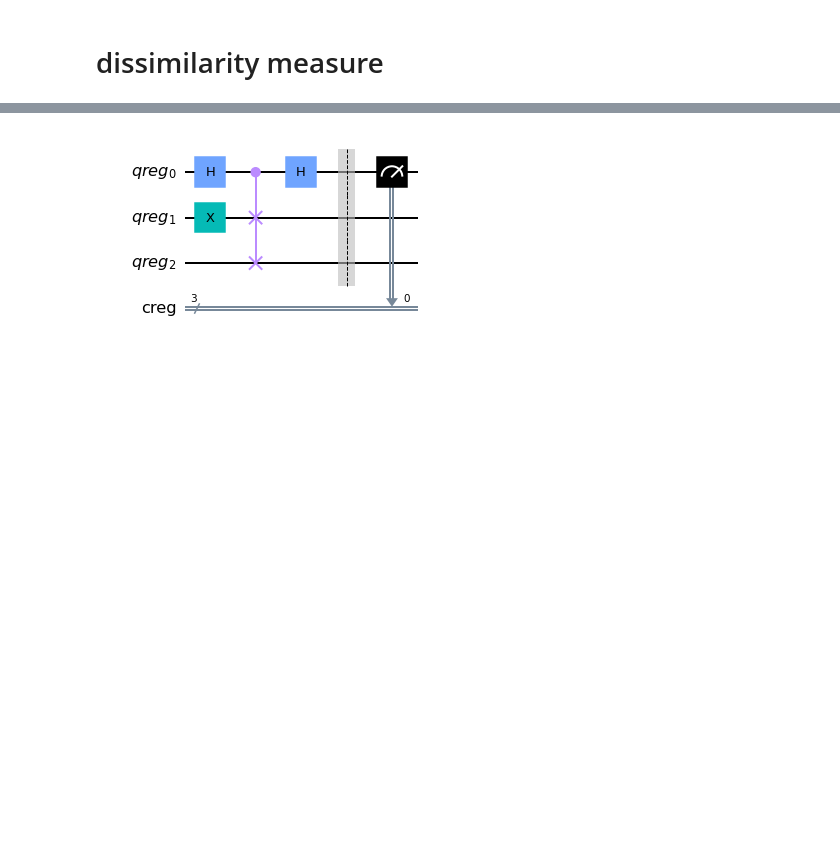
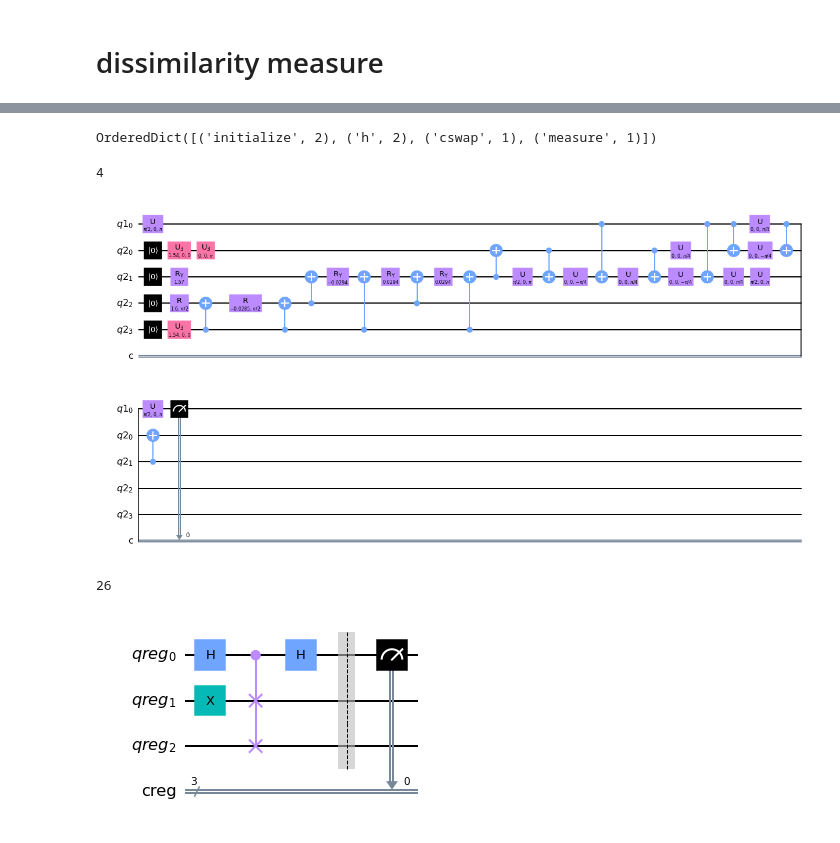
Before and after one commit to Miguelillnino/Quantum-Block-Matching-Algorithm, a Jupyter notebook: Quantum_Block_matching.ipynb, the cells around one changed output, grey strips where cells are left out. Saved outputs shown, nothing was run; the diff lists cells and outputs as text; code cells hidden in the pictures; blank space fills up the shorter version.

```diff
--- a/Quantum_Block_matching.ipynb
+++ b/Quantum_Block_matching.ipynb
@@ -632,0 +831,16 @@ Euclidean Distance:  253.833
+# %%
+qc.count_ops()
+# %% [output]
+OrderedDict([('initialize', 2), ('h', 2), ('cswap', 1), ('measure', 1)])
+# %%
+qc.depth()
+# %% [output]
+4
+# %%
+qc.decompose().decompose().decompose().decompose().decompose().draw('mpl')#.depth()
+# %% [output]
+[figure, added]
+# %%
+qc.decompose().decompose().decompose().decompose().decompose().depth()
+# %% [output]
+26
```
Also changed, not shown: parts of 32 cells of this notebook, 2 other files.
